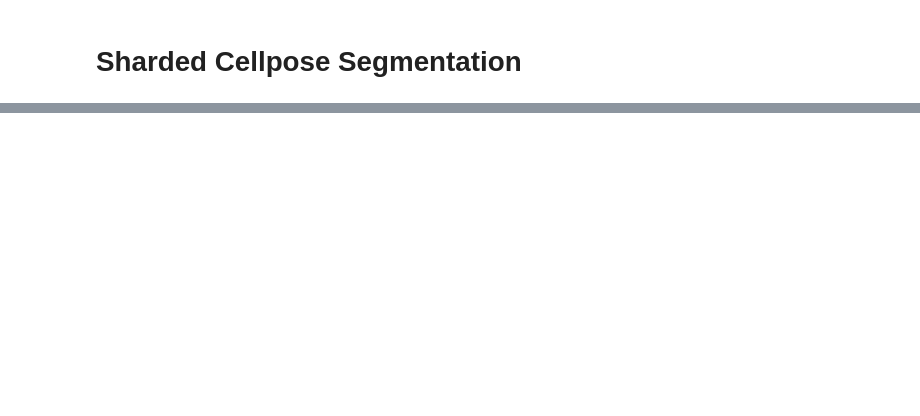
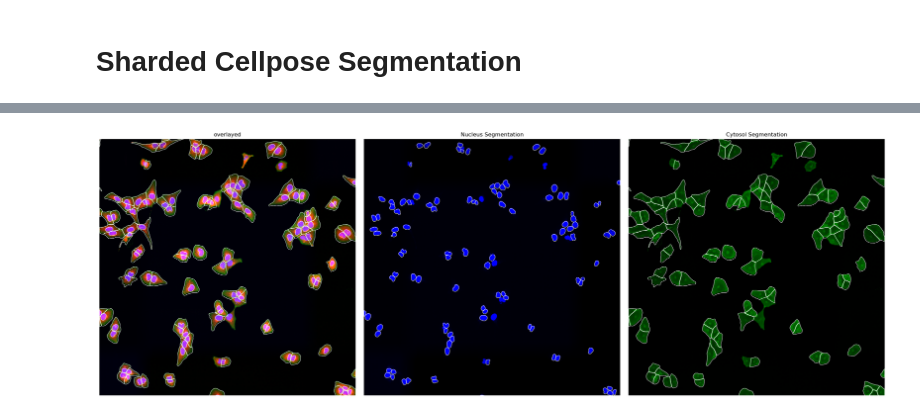
Before and after one commit to MannLabs/scPortrait-notebooks, a Jupyter notebook: example_projects/example_1/processing_notebook_sharded.ipynb, the cells around one changed output, grey strips where cells are left out. Cells and saved outputs as stored; diff of their text form; code cells hidden in the pictures; blank space fills up the shorter version.

```diff
--- a/example_projects/example_1/processing_notebook_sharded.ipynb
+++ b/example_projects/example_1/processing_notebook_sharded.ipynb
@@ -162,3 +113,7 @@ plt.axis("off")
+# %%
+project.plot_segmentation_masks()
+# %% [output]
+[figure, added]
 # %%
 project.extract()
 # %% [output]
```
Also changed, not shown: parts of 13 cells of this notebook, 5 other files.
